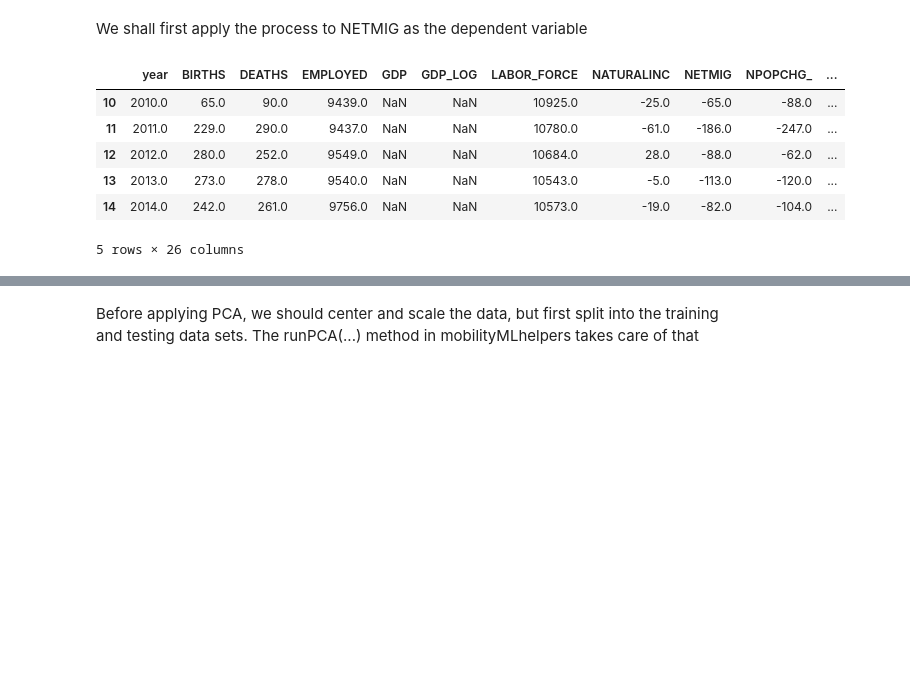
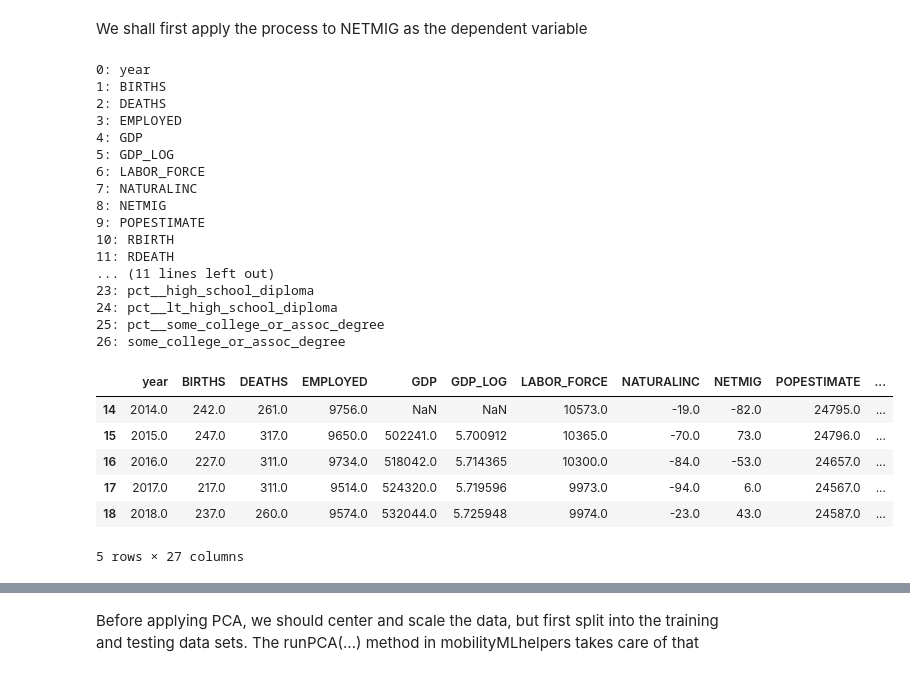
Before and after one commit to chemodan/phdchemodan, a Jupyter notebook: INFORMS2020/python/migration_pca_rfr.ipynb, the cells around one changed output, grey strips where cells are left out. Saved outputs shown, nothing was run; the diff lists cells and outputs as text; code cells hidden in the pictures; blank space fills up the shorter version.

```diff
--- a/INFORMS2020/python/migration_pca_rfr.ipynb
+++ b/INFORMS2020/python/migration_pca_rfr.ipynb
@@ -24,9 +24,9 @@ populationFile = helpers.mFiles["pop"]
 suicideFile = helpers.mFiles["sc"]
 employFile = helpers.mFiles["emp"]
 # %%
-compiledFile = MYDIR + "hhi_gdp_pop_sc_emp_yr__preparing_for_modeling.csv"
+compiledFile = MYDIR + "hhi_gdp_pop_sc_emp_ed_yr__preparing_for_modeling.csv"
 rawData = pd.read_csv(compiledFile)
-myData = rawData.loc[rawData["year"] >= 2010.0]
+myData = rawData.loc[rawData["year"] >= 2014.0]
 myData.head()
 # %% [output]
 |  | county_state | year | BIRTHS | CENSUSPOP | DEATHS | DOMESTICMIG | EMPLOYED | ESTIMATESBASE | GDP | ... |
@@ -39,20 +39,46 @@ myData.head()
 # %% [markdown]
 We shall first apply the process to NETMIG as the dependent variable
 # %%
-myPCAdata = myData[[cc for cc in myData.columns if cc != "DOMESTICMIG" and cc != "INTERNATIONALMIG"]].copy()
+myPCAdata = myData[[cc for cc in myData.columns if "DOMESTICMIG" not in cc and "INTERNATIONALMIG" not in cc]].copy()
 myPCAdata.drop("county_state", 1, inplace=True)
 myPCAdata.drop("CENSUSPOP", 1, inplace=True)
+myPCAdata.drop("POP_CDC", 1, inplace=True)
 myPCAdata.drop("ESTIMATESBASE", 1, inplace=True)
+myPCAdata.drop("NPOPCHG_", 1, inplace=True)
+myPCAdata.drop("RNETMIG", 1, inplace=True)
+myPCAdata.drop("SC_R_DEATH", 1, inplace=True)
+myPCAdata.drop("SCDEATHS", 1, inplace=True)
 myPCAdata.interpolate(inplace=True)
 myPCAdata.fillna(method="ffill")
+
+cols = list(myPCAdata.columns)
+for ii in range(len(cols)):
+    print(f"""{ii}: {cols[ii]}""")
 myPCAdata.head()
 # %% [output]
+0: year
+1: BIRTHS
+2: DEATHS
+3: EMPLOYED
+4: GDP
+5: GDP_LOG
+6: LABOR_FORCE
+7: NATURALINC
+8: NETMIG
+9: POPESTIMATE
+10: RBIRTH
+11: RDEATH
+... (11 lines left out)
+23: pct__high_school_diploma
+24: pct__lt_high_school_diploma
+25: pct__some_college_or_assoc_degree
+26: some_college_or_assoc_degree
-|  | year | BIRTHS | DEATHS | EMPLOYED | GDP | GDP_LOG | LABOR_FORCE | NATURALINC | NETMIG | NPOPCHG_ | ... |
-| 10 | 2010.0 | 65.0 | 90.0 | 9439.0 | NaN | NaN | 10925.0 | -25.0 | -65.0 | -88.0 | ... |
-| 11 | 2011.0 | 229.0 | 290.0 | 9437.0 | NaN | NaN | 10780.0 | -61.0 | -186.0 | -247.0 | ... |
-| 12 | 2012.0 | 280.0 | 252.0 | 9549.0 | NaN | NaN | 10684.0 | 28.0 | -88.0 | -62.0 | ... |
-| 13 | 2013.0 | 273.0 | 278.0 | 9540.0 | NaN | NaN | 10543.0 | -5.0 | -113.0 | -120.0 | ... |
-| 14 | 2014.0 | 242.0 | 261.0 | 9756.0 | NaN | NaN | 10573.0 | -19.0 | -82.0 | -104.0 | ... |
+|  | year | BIRTHS | DEATHS | EMPLOYED | GDP | GDP_LOG | LABOR_FORCE | NATURALINC | NETMIG | POPESTIMATE | ... |
+| 14 | 2014.0 | 242.0 | 261.0 | 9756.0 | NaN | NaN | 10573.0 | -19.0 | -82.0 | 24795.0 | ... |
+| 15 | 2015.0 | 247.0 | 317.0 | 9650.0 | 502241.0 | 5.700912 | 10365.0 | -70.0 | 73.0 | 24796.0 | ... |
+| 16 | 2016.0 | 227.0 | 311.0 | 9734.0 | 518042.0 | 5.714365 | 10300.0 | -84.0 | -53.0 | 24657.0 | ... |
+| 17 | 2017.0 | 217.0 | 311.0 | 9514.0 | 524320.0 | 5.719596 | 9973.0 | -94.0 | 6.0 | 24567.0 | ... |
+| 18 | 2018.0 | 237.0 | 260.0 | 9574.0 | 532044.0 | 5.725948 | 9974.0 | -23.0 | 43.0 | 24587.0 | ... |
-5 rows × 26 columns
+5 rows × 27 columns
 # %%
 myPCAdata.dropna(inplace=True)
```
Also changed, not shown: parts of 8 cells of this notebook, 1 other file.
